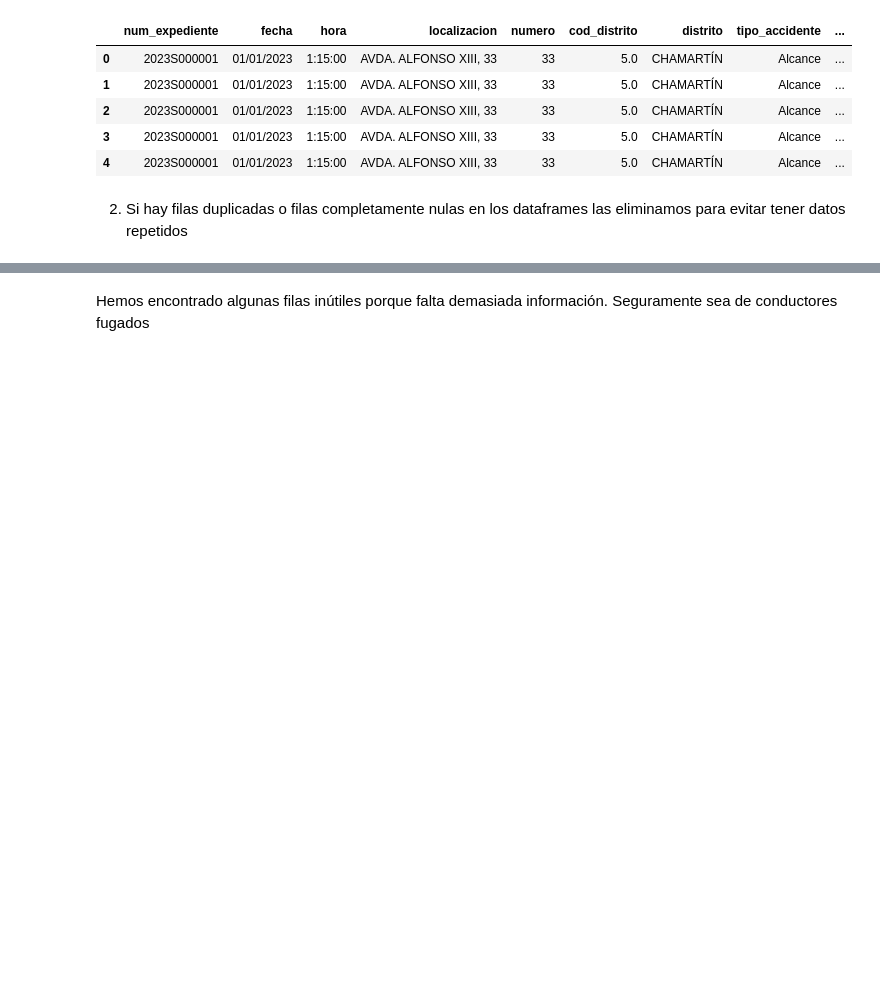
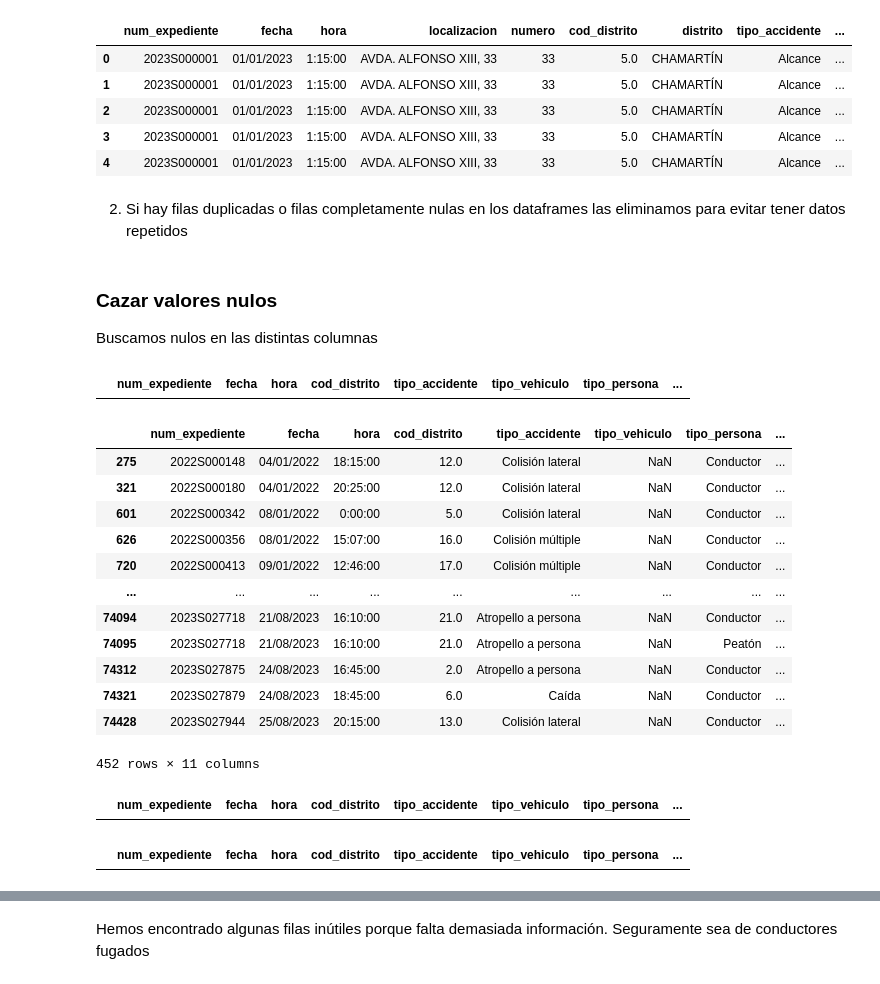
Before and after one commit to lucaramirezo/Traffic-Network-Transparency, a Jupyter notebook: Limpieza_Datos.ipynb, the cells around one changed output, grey strips where cells are left out. Drawn from its saved outputs; the diff is of its cells as text; code cells hidden in the pictures; blank space fills up the shorter version.

Commit message:
nulos a limpieza desde prediccion eddad

```diff
--- a/Limpieza_Datos.ipynb
+++ b/Limpieza_Datos.ipynb
@@ -38,3 +38,38 @@ accidentes_2022.drop_duplicates(inplace=True)
 accidentes_2023.drop_duplicates(inplace=True)
 accidentes_2022.dropna(how='all', inplace=True)
 accidentes_2023.dropna(how='all', inplace=True)
+# %% [markdown]
+### Cazar valores nulos
+Buscamos nulos en las distintas columnas
+# %%
+filas_con_nulos = df_2022['tipo_persona'].isnull()
+df_2022[filas_con_nulos]
+# %% [output]
+|  | num_expediente | fecha | hora | cod_distrito | tipo_accidente | tipo_vehiculo | tipo_persona | ... |
+# %%
+filas_con_nulos = df_2022['tipo_vehiculo'].isnull()
+df_2022[filas_con_nulos]
+# %% [output]
+|  | num_expediente | fecha | hora | cod_distrito | tipo_accidente | tipo_vehiculo | tipo_persona | ... |
+| 275 | 2022S000148 | 04/01/2022 | 18:15:00 | 12.0 | Colisión lateral | NaN | Conductor | ... |
+| 321 | 2022S000180 | 04/01/2022 | 20:25:00 | 12.0 | Colisión lateral | NaN | Conductor | ... |
+| 601 | 2022S000342 | 08/01/2022 | 0:00:00 | 5.0 | Colisión lateral | NaN | Conductor | ... |
+| 626 | 2022S000356 | 08/01/2022 | 15:07:00 | 16.0 | Colisión múltiple | NaN | Conductor | ... |
+| 720 | 2022S000413 | 09/01/2022 | 12:46:00 | 17.0 | Colisión múltiple | NaN | Conductor | ... |
+| ... | ... | ... | ... | ... | ... | ... | ... | ... |
+| 74094 | 2023S027718 | 21/08/2023 | 16:10:00 | 21.0 | Atropello a persona | NaN | Conductor | ... |
+| 74095 | 2023S027718 | 21/08/2023 | 16:10:00 | 21.0 | Atropello a persona | NaN | Peatón | ... |
+| 74312 | 2023S027875 | 24/08/2023 | 16:45:00 | 2.0 | Atropello a persona | NaN | Conductor | ... |
+| 74321 | 2023S027879 | 24/08/2023 | 18:45:00 | 6.0 | Caída | NaN | Conductor | ... |
+| 74428 | 2023S027944 | 25/08/2023 | 20:15:00 | 13.0 | Colisión lateral | NaN | Conductor | ... |
+452 rows × 11 columns
+# %%
+filas_con_nulos = df_2022['fecha'].isnull()
+df_2022[filas_con_nulos]
+# %% [output]
+|  | num_expediente | fecha | hora | cod_distrito | tipo_accidente | tipo_vehiculo | tipo_persona | ... |
+# %%
+filas_con_nulos = df_2022['tipo_accidente'].isnull()
+df_2022[filas_con_nulos]
+# %% [output]
+|  | num_expediente | fecha | hora | cod_distrito | tipo_accidente | tipo_vehiculo | tipo_persona | ... |
```
Also changed, not shown: parts of 4 cells of this notebook, 1 other file.
